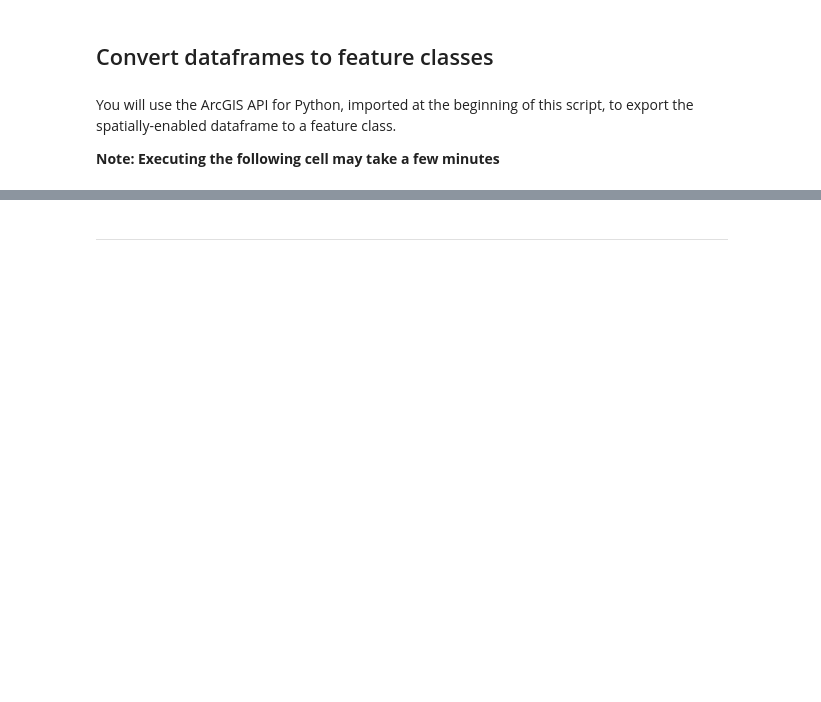
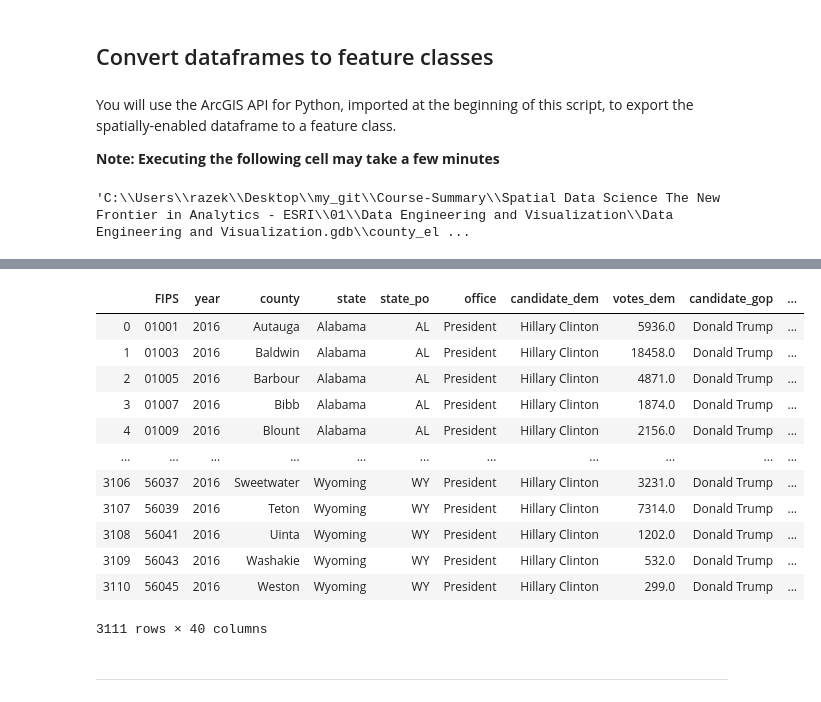
Before and after one commit to razekmh/Course-Summary, a Jupyter notebook: Spatial Data Science The New Frontier in Analytics - ESRI/01/Data Engineering and Visualization/Data Engineering Notebook.ipynb, the cells around one changed output, grey strips where cells are left out. Drawn from its saved outputs; the diff is of its cells as text; code cells hidden in the pictures; blank space fills up the shorter version.

Commit message:
ex01 esri

```diff
--- a/Spatial Data Science The New Frontier in Analytics - ESRI/01/Data Engineering and Visualization/Data Engineering Notebook.ipynb
+++ b/Spatial Data Science The New Frontier in Analytics - ESRI/01/Data Engineering and Visualization/Data Engineering Notebook.ipynb
@@ -13,2 +18,6 @@ To download and prepare the election data, you will use ArcPy, the ArcGIS API fo
 # %% [markdown]
 ##### Read data into Python
+# %%
+table_csv_path = "countypres2016.csv"
+# %%
+data_df = pd.read_csv(table_csv_path)
@@ -40,3 +90,7 @@ data_df = data_df.loc[data_df['FIPS'].notnull()]
+# %%
+data_df = data_df.astype({'FIPS': 'str'})
+# %%
+data_df.FIPS = data_df.FIPS.str[:-2]
 # %% [markdown]
 ***
 # %% [markdown]
@@ -306,6 +486,8 @@ You will use the ArcGIS API for Python, imported at the beginning of this script
 out_2016_fc_name = "county_elections_pres_2016"
 out_2016_fc = data_2016_df.spatial.to_featureclass(os.path.join(fgdb, out_2016_fc_name))
 out_2016_fc
+# %% [output]
+'C:\\Users\\razek\\Desktop\\my_git\\Course-Summary\\Spatial Data Science The New Frontier in Analytics - ESRI\\01\\Data Engineering and Visualization\\Data Engineering and Visualization.gdb\\county_el ...
 # %% [markdown]
 1. At the top of the page, click the Data Engineering map tab.
 
@@ -316,6 +498,22 @@ out_2016_fc
 ![DataFrameToFeatureClass](img/DataFrameToFeatureClass.PNG "Map of counties, with missing county")
 
 **Note: The color of the data will vary every time it is added to the map.**
+# %%
+data_2016_df
+# %% [output]
+|  | FIPS | year | county | state | state_po | office | candidate_dem | votes_dem | candidate_gop | ... |
+| 0 | 01001 | 2016 | Autauga | Alabama | AL | President | Hillary Clinton | 5936.0 | Donald Trump | ... |
+| 1 | 01003 | 2016 | Baldwin | Alabama | AL | President | Hillary Clinton | 18458.0 | Donald Trump | ... |
+| 2 | 01005 | 2016 | Barbour | Alabama | AL | President | Hillary Clinton | 4871.0 | Donald Trump | ... |
+| 3 | 01007 | 2016 | Bibb | Alabama | AL | President | Hillary Clinton | 1874.0 | Donald Trump | ... |
+| 4 | 01009 | 2016 | Blount | Alabama | AL | President | Hillary Clinton | 2156.0 | Donald Trump | ... |
+| ... | ... | ... | ... | ... | ... | ... | ... | ... | ... | ... |
+| 3106 | 56037 | 2016 | Sweetwater | Wyoming | WY | President | Hillary Clinton | 3231.0 | Donald Trump | ... |
+| 3107 | 56039 | 2016 | Teton | Wyoming | WY | President | Hillary Clinton | 7314.0 | Donald Trump | ... |
+| 3108 | 56041 | 2016 | Uinta | Wyoming | WY | President | Hillary Clinton | 1202.0 | Donald Trump | ... |
+| 3109 | 56043 | 2016 | Washakie | Wyoming | WY | President | Hillary Clinton | 532.0 | Donald Trump | ... |
+| 3110 | 56045 | 2016 | Weston | Wyoming | WY | President | Hillary Clinton | 299.0 | Donald Trump | ... |
+3111 rows × 40 columns
 # %% [markdown]
 ***
 # %% [markdown]
```
Also changed, not shown: parts of 29 cells of this notebook, 33 other files.
